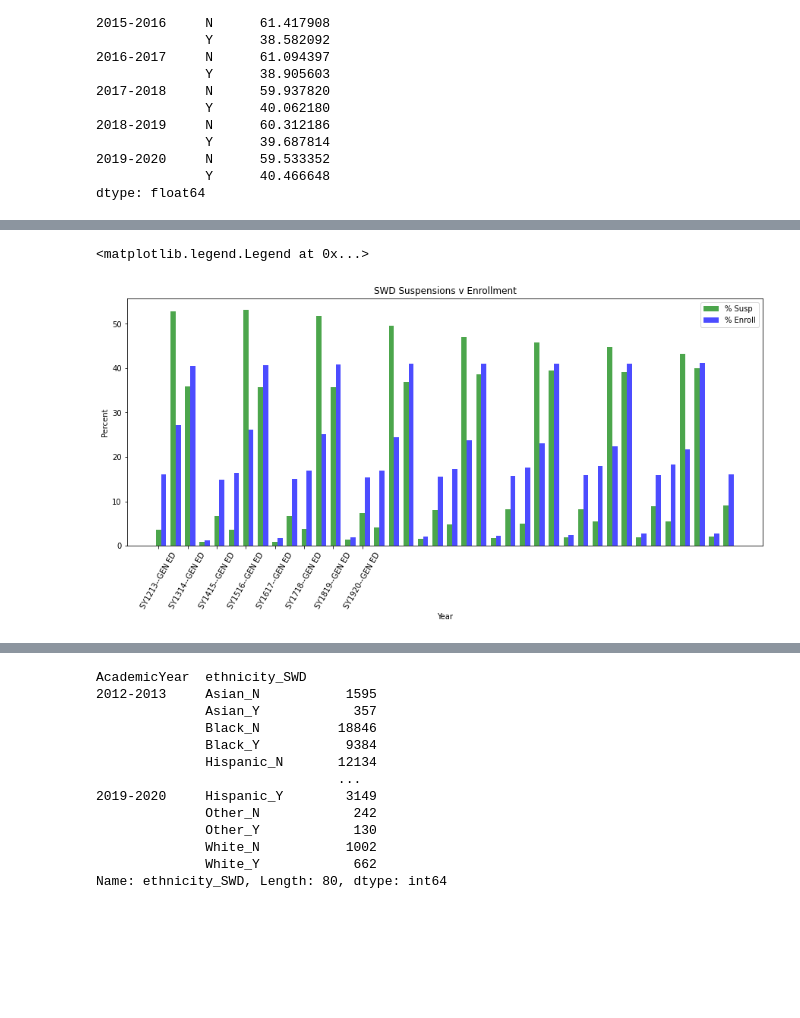
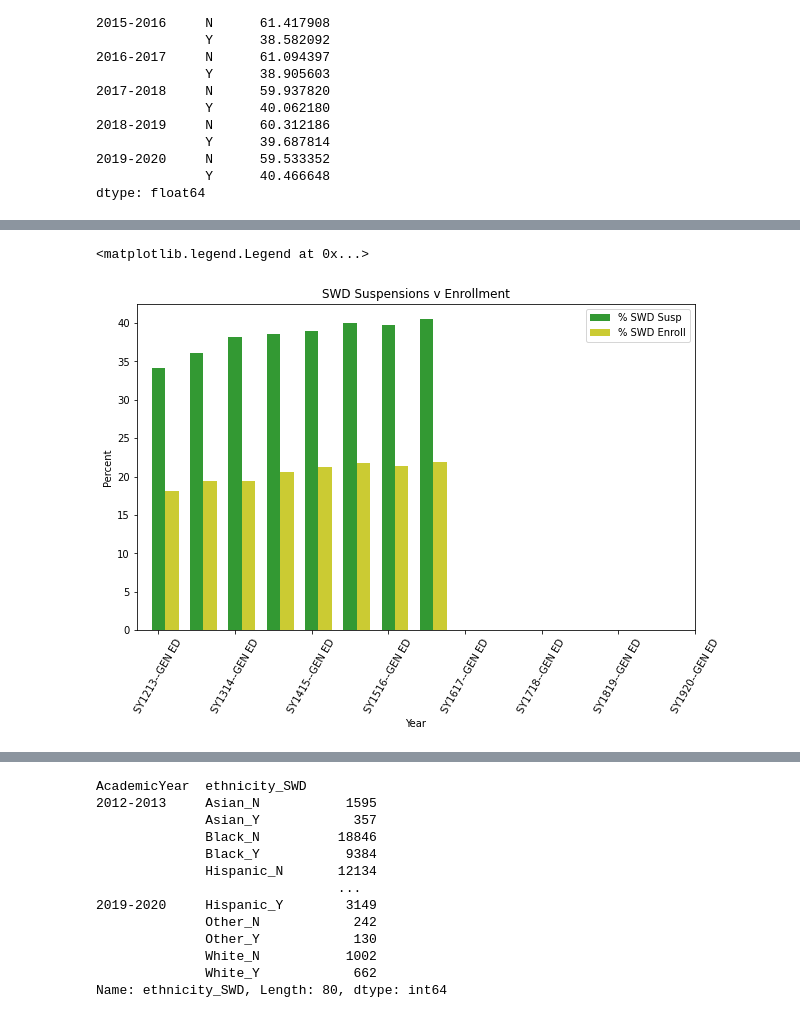
Before and after one commit to hdbedwell/Exploring_Disproportionality, a Jupyter notebook: 12142020 Disproportionality Analysis.ipynb, the cells around one changed output, grey strips where cells are left out. Cells and saved outputs as stored; diff of their text form; code cells hidden in the pictures; blank space fills up the shorter version.

Commit message:
feat: Added code, cleaned data, additional analysis, and graph work.

```diff
--- a/12142020 Disproportionality Analysis.ipynb
+++ b/12142020 Disproportionality Analysis.ipynb
@@ -854,0 +1054,4 @@ plt.legend()
+# %%
+swd_y_susp = susp_final.query('SWD == "Y"')
+swd_y_susp_counts = swd_y_susp.groupby(['AcademicYear', 'SWD']).SWD.count()
+swd_y_susp_counts
@@ -854,0 +1069,3 @@ plt.legend()
+# %%
+swd_y_susp_percents = (swd_y_susp_counts/susp_totals)*100
+swd_y_susp_percents
@@ -854,0 +1112,23 @@ plt.legend()
+# %%
+plt.figure(figsize=(10, 6))
+#ind = np.arange(len(swd_y_percents))
+width = 0.35       # the width of the bars
+
+# plot bars
+swd_y_susp_bars = plt.bar(ind, swd_y_susp_percents, width, color='g', alpha=.8, label='% SWD Susp')
+swd_y_percents_bars = plt.bar(ind + width, swd_y_percents, width, color='y', alpha=.8, label='% SWD Enroll')
+swd_n_susp_bars = plt.bar(ind + width, swd_n_susp_percents, width, color='b', alpha=.8, label='% Gen Ed Susp')
+swd_n_percents_bars = plt.bar(ind + width, swd_n_percents, width, color='r', alpha=.8, label='% Gen Ed Enroll')
+
+# title and labels
+x = [0,1,2,3, 4, 5, 6, 7]
+xticklabels = ['SY1213--GEN ED', 'SY1314--GEN ED', 'SY1415--GEN ED', 'SY1516--GEN ED', 'SY1617--GEN ED', 'SY1718--GEN ED', 'SY1819--GEN ED', 'SY1920--GEN ED']
+plt.ylabel('Percent')
+plt.xlabel('Year')
+plt.title('SWD Suspensions v Enrollment')
+plt.xticks(x, xticklabels, rotation=60)
+
+#locations = ind + width / 2 # xtick locations
+
+# legend
+plt.legend()
@@ -855,24 +1138,25 @@ plt.legend()
 # %%
-plt.figure(figsize=(15, 6))
-ind = np.arange(len(race_susp_percents))  # the x locations for the groups
+plt.figure(figsize=(10, 6))
+ind = np.arange(len(swd_y_percents))  # the x locations for the groups
 width = 0.35       # the width of the bars
 
 # plot bars
-susp_bars = plt.bar(ind, race_susp_percents, width, color='g', alpha=.7, label='% Susp')
-enroll_bars = plt.bar(ind + width, race_percents, width, color='b', alpha=.7, label='% Enroll')
+swd_y_susp_bars = plt.bar(ind, swd_y_susp_percents, width, color='g', alpha=.8, label='% SWD Susp')
+swd_y_percents_bars = plt.bar(ind + width, swd_y_percents, width, color='y', alpha=.8, label='% SWD Enroll')
+
 
 # title and labels
-#x = [0,2,4,6, 8, 10, 12, 14]
-#xticklabels = ['SY1213--GEN ED', 'SY1314--GEN ED', 'SY1415--GEN ED', 'SY1516--GEN ED', 'SY1617--GEN ED', 'SY1718--GEN ED', 'SY1819--GEN ED', 'SY1920--GEN ED']
+#Zx = [0,2,4,6, 8, 10, 12, 14]
+xticklabels = ['SY1213--GEN ED', 'SY1314--GEN ED', 'SY1415--GEN ED', 'SY1516--GEN ED', 'SY1617--GEN ED', 'SY1718--GEN ED', 'SY1819--GEN ED', 'SY1920--GEN ED']
 plt.ylabel('Percent')
 plt.xlabel('Year')
 plt.title('SWD Suspensions v Enrollment')
 plt.xticks(x, xticklabels, rotation=60)
 
-locations = ind + width / 2  # xtick locations
+locations = ind + width / 2 # xtick locations
 
 # legend
 plt.legend()
 # %% [output]
 <matplotlib.legend.Legend at 0x...>
-[figure, old version]
+[figure, new version]
```
Also changed, not shown: parts of 46 cells of this notebook.
